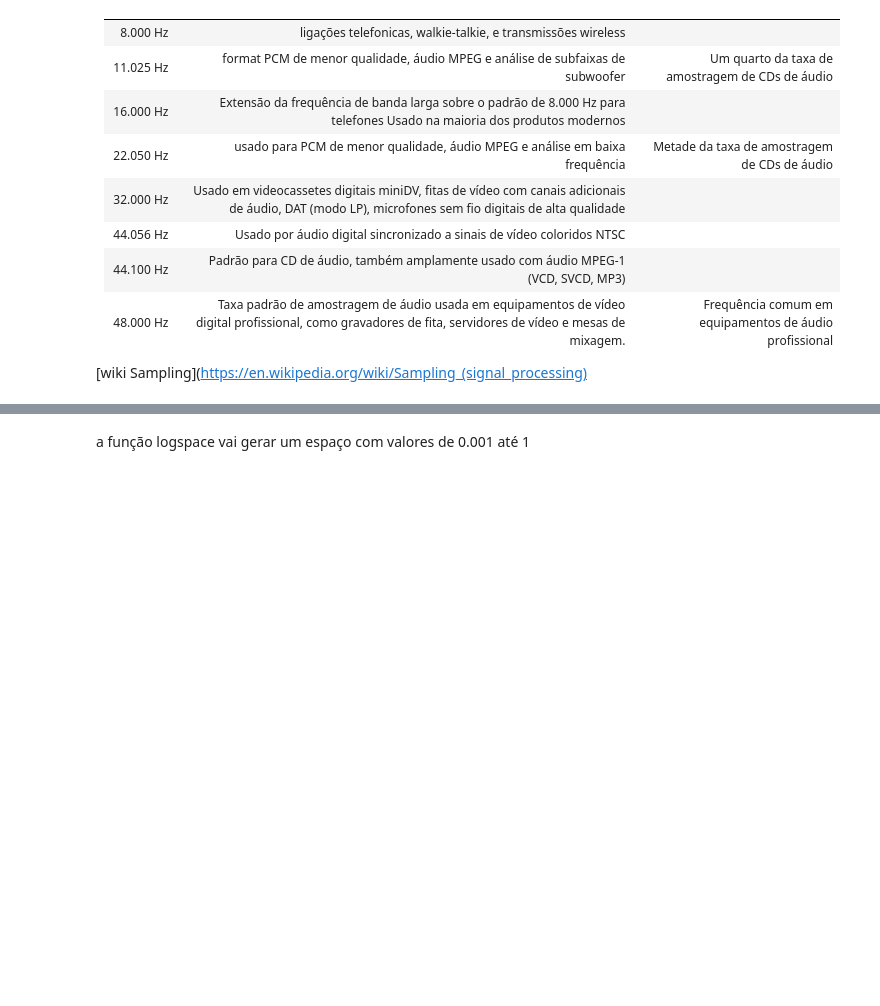
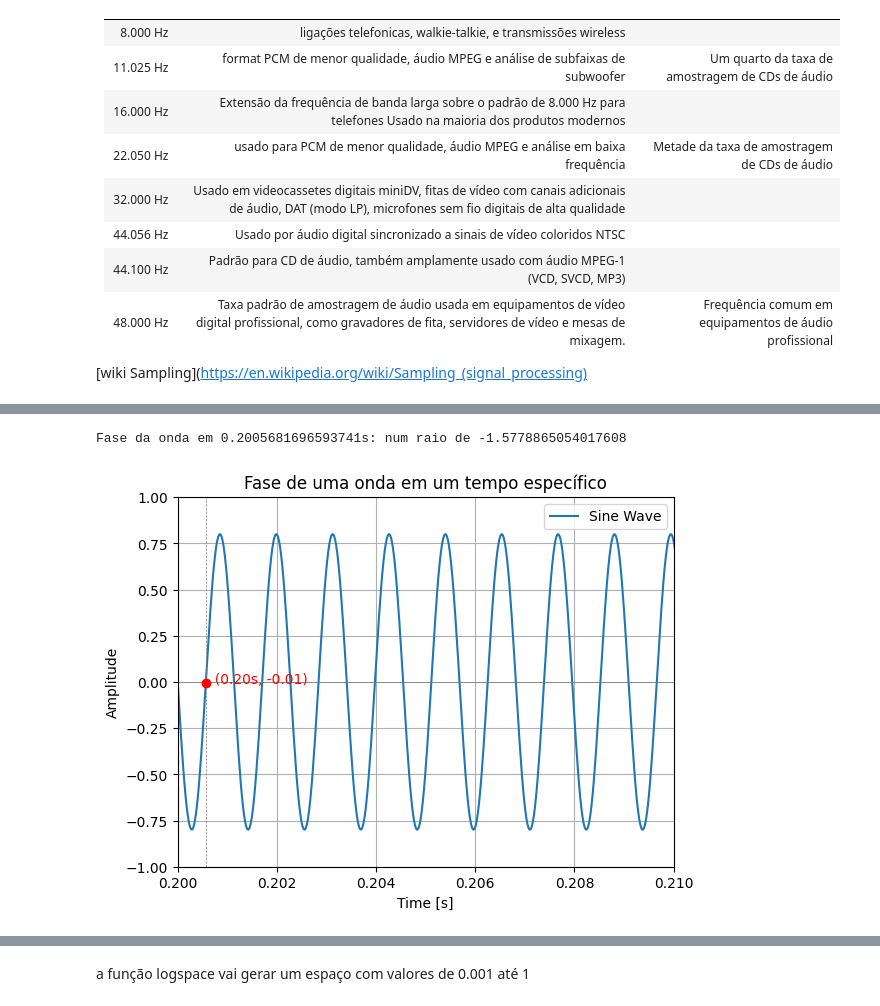
Before and after one commit to leandronunescorreia/audio-processing, a Jupyter notebook: audio_processing_basics.ipynb, the cells around one changed output, grey strips where cells are left out. Drawn from its saved outputs; the diff is of its cells as text; code cells hidden in the pictures; blank space fills up the shorter version.

```diff
--- a/audio_processing_basics.ipynb
+++ b/audio_processing_basics.ipynb
@@ -333,3 +417,33 @@ draw_wave(tempo, audio, 'b', duracao, 400, amplitude+.2)
+# %%
+def find_phase_at_time(amplitude, frequency, sampling_rate, wave, specific_time):
+    specific_index = int(specific_time * sampling_rate)
+    value_at_time = wave[specific_index]
+    calculated_phase = np.arcsin(value_at_time / amplitude) - 2 * np.pi * frequency * specific_time
+    calculated_phase = (calculated_phase + np.pi) % (2 * np.pi) - np.pi
+
+    return calculated_phase, specific_index
+
+
+specific_time = 0.2 + (periodo_medio)
+phase_at_specific_time, specific_index = find_phase_at_time(amplitude, frequencia, taxa_amostragem, audio, specific_time)
+print(f"Fase da onda em {specific_time}s: num raio de {phase_at_specific_time}")
+
+
+plt.plot(t, audio, label='Sine Wave')
+plt.scatter(t[specific_index], audio[specific_index], color='red', zorder=5)
+plt.text(t[specific_index], audio[specific_index], f'  ({specific_time:.2f}s, {audio[specific_index]:.2f})', color='red')
+plt.axis([.2, .21, -1.0, 1.0])
+plt.title('Fase de uma onda em um tempo específico')
+plt.xlabel('Time [s]')
+plt.ylabel('Amplitude')
+plt.axhline(0, color='gray', linewidth=0.5)
+plt.axvline(specific_time, color='gray', linestyle='--', linewidth=0.5)
+plt.legend()
+plt.grid(True)
+plt.show()
+# %% [output]
+Fase da onda em 0.2005681696593741s: num raio de -1.5778865054017608
+[figure, added]
 # %% [markdown]
 <a id="7"></a>
 
```
Also changed, not shown: parts of 10 cells of this notebook, 2 other files.
